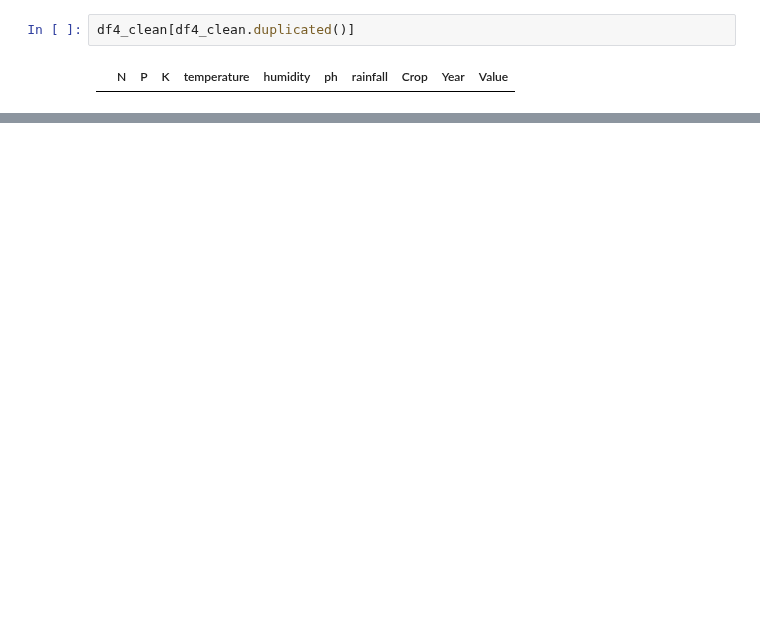
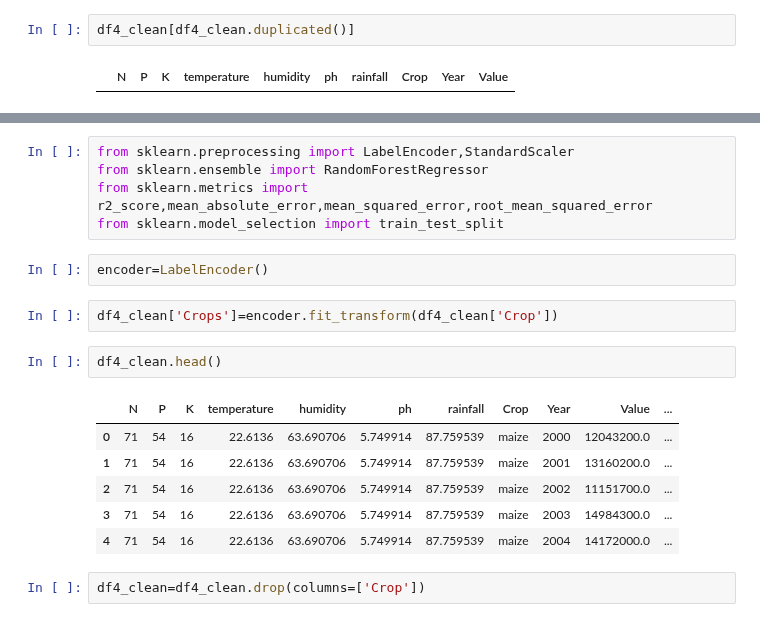
Before and after one commit to springboardmentor2468a-lab/AgriYield, a Jupyter notebook: KARTHICK_RAJA_S/notebook.ipynb, the cells around one changed output, grey strips where cells are left out. Cells and saved outputs as stored; diff of their text form; blank space fills up the shorter version.

Commit message:
model training

```diff
--- a/KARTHICK_RAJA_S/notebook.ipynb
+++ b/KARTHICK_RAJA_S/notebook.ipynb
@@ -887 +887,21 @@ mothbeans     1080
 Name: count, dtype: int64
+# %%
+from sklearn.preprocessing import LabelEncoder,StandardScaler
+from sklearn.ensemble import RandomForestRegressor
+from sklearn.metrics import r2_score,mean_absolute_error,mean_squared_error,root_mean_squared_error
+from sklearn.model_selection import train_test_split
+# %%
+encoder=LabelEncoder()
+# %%
+df4_clean['Crops']=encoder.fit_transform(df4_clean['Crop'])
+# %%
+df4_clean.head()
+# %% [output]
+|  | N | P | K | temperature | humidity | ph | rainfall | Crop | Year | Value | ... |
+| 0 | 71 | 54 | 16 | 22.6136 | 63.690706 | 5.749914 | 87.759539 | maize | 2000 | 12043200.0 | ... |
+| 1 | 71 | 54 | 16 | 22.6136 | 63.690706 | 5.749914 | 87.759539 | maize | 2001 | 13160200.0 | ... |
+| 2 | 71 | 54 | 16 | 22.6136 | 63.690706 | 5.749914 | 87.759539 | maize | 2002 | 11151700.0 | ... |
+| 3 | 71 | 54 | 16 | 22.6136 | 63.690706 | 5.749914 | 87.759539 | maize | 2003 | 14984300.0 | ... |
+| 4 | 71 | 54 | 16 | 22.6136 | 63.690706 | 5.749914 | 87.759539 | maize | 2004 | 14172000.0 | ... |
+# %%
+df4_clean=df4_clean.drop(columns=['Crop'])
```
Also changed, not shown: parts of 37 cells of this notebook, 2 other files.
